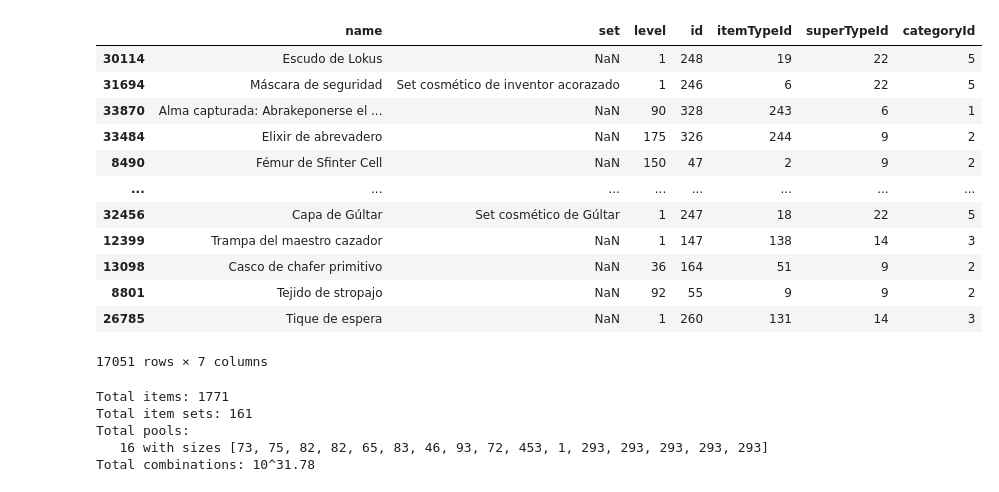
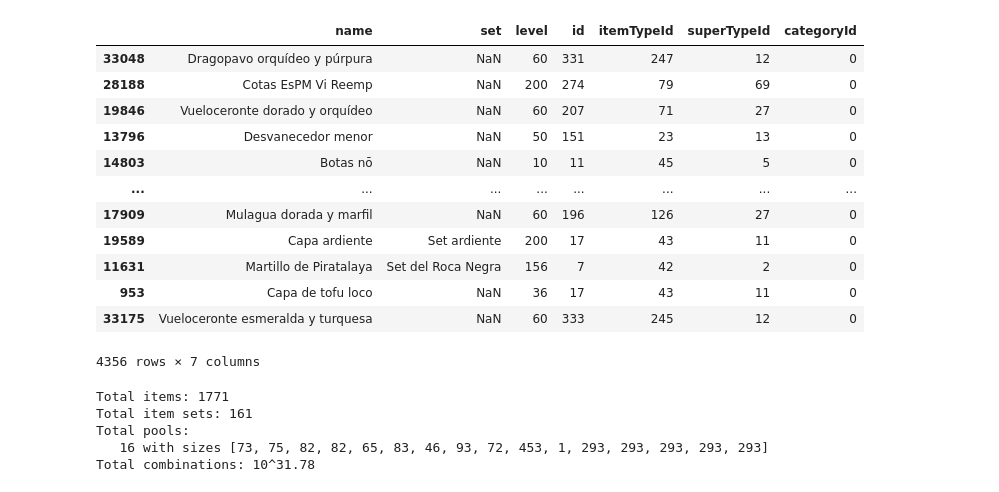
Before and after one commit to jdtibochab/dofus-set-optimizer, a Jupyter notebook: Optimize-Sacri.ipynb, the cells around one changed output. Drawn from its saved outputs; the diff is of its cells as text; code cells hidden in the pictures.

```diff
--- a/Optimize-Sacri.ipynb
+++ b/Optimize-Sacri.ipynb
@@ -136,21 +136,21 @@ for k,v in items.items():
     dct[k].update({i:j for i,j in v['type'].items() if i not in dct[k]})
 Items = pd.DataFrame.from_dict(dct, orient='index')
 # %%
-Items
+Items[Items['categoryId']==0]
 # %% [output]
 |  | name | set | level | id | itemTypeId | superTypeId | categoryId |
-| 30114 | Escudo de Lokus | NaN | 1 | 248 | 19 | 22 | 5 |
-| 31694 | Máscara de seguridad | Set cosmético de inventor acorazado | 1 | 246 | 6 | 22 | 5 |
-| 33870 | Alma capturada: Abrakeponerse el ... | NaN | 90 | 328 | 243 | 6 | 1 |
-| 33484 | Elixir de abrevadero | NaN | 175 | 326 | 244 | 9 | 2 |
-| 8490 | Fémur de Sfinter Cell | NaN | 150 | 47 | 2 | 9 | 2 |
+| 33048 | Dragopavo orquídeo y púrpura | NaN | 60 | 331 | 247 | 12 | 0 |
+| 28188 | Cotas EsPM Vi Reemp | NaN | 200 | 274 | 79 | 69 | 0 |
+| 19846 | Vueloceronte dorado y orquídeo | NaN | 60 | 207 | 71 | 27 | 0 |
+| 13796 | Desvanecedor menor | NaN | 50 | 151 | 23 | 13 | 0 |
+| 14803 | Botas nō | NaN | 10 | 11 | 45 | 5 | 0 |
 | ... | ... | ... | ... | ... | ... | ... | ... |
-| 32456 | Capa de Gúltar | Set cosmético de Gúltar | 1 | 247 | 18 | 22 | 5 |
-| 12399 | Trampa del maestro cazador | NaN | 1 | 147 | 138 | 14 | 3 |
-| 13098 | Casco de chafer primitivo | NaN | 36 | 164 | 51 | 9 | 2 |
-| 8801 | Tejido de stropajo | NaN | 92 | 55 | 9 | 9 | 2 |
-| 26785 | Tique de espera | NaN | 1 | 260 | 131 | 14 | 3 |
+| 17909 | Mulagua dorada y marfil | NaN | 60 | 196 | 126 | 27 | 0 |
+| 19589 | Capa ardiente | Set ardiente | 200 | 17 | 43 | 11 | 0 |
+| 11631 | Martillo de Piratalaya | Set del Roca Negra | 156 | 7 | 42 | 2 | 0 |
+| 953 | Capa de tofu loco | NaN | 36 | 17 | 43 | 11 | 0 |
+| 33175 | Vueloceronte esmeralda y turquesa | NaN | 60 | 333 | 245 | 12 | 0 |
-17051 rows × 7 columns
+4356 rows × 7 columns
 # %%
 char = Character(**config["character"])
 opt = Optimizer(char,
```
Also changed, not shown: 5 other files.
